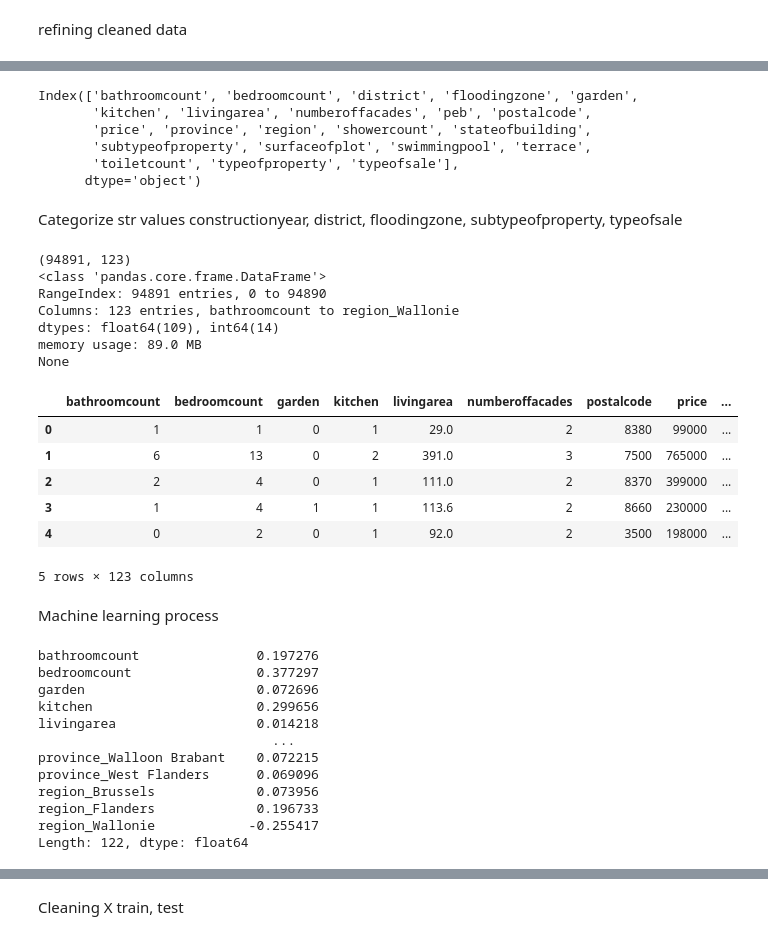
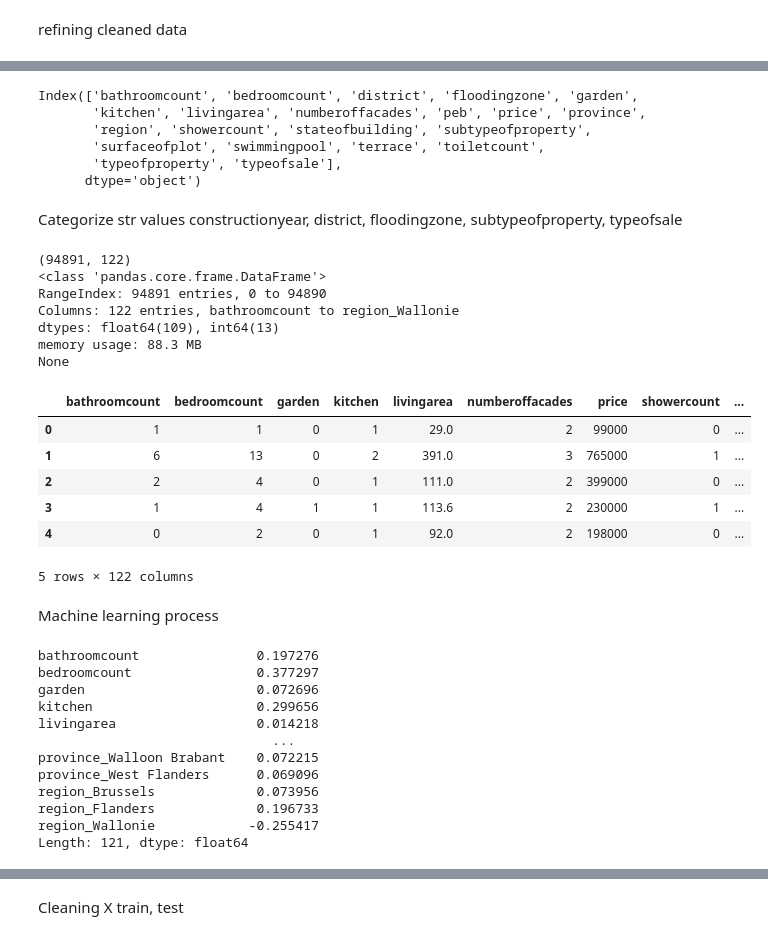
Before and after one commit to AdrienPiette/immoModel, a Jupyter notebook: notebookmodeltraining.ipynb, the cells around one changed output, grey strips where cells are left out. Cells and saved outputs as stored; diff of their text form; code cells hidden in the pictures.

```diff
--- a/notebookmodeltraining.ipynb
+++ b/notebookmodeltraining.ipynb
@@ -78,6 +78,7 @@ def clean_data(df):
     df = df.drop(columns=['constructionyear'])
     df = df.drop(columns=['furnished'])
     df = df.drop(columns=['roomcount'])
+    df = df.drop(columns=['postalcode'])
 
     return df
 
@@ -95,10 +96,10 @@ df_clean.head()
 print(df_clean.columns)
 # %% [output]
 Index(['bathroomcount', 'bedroomcount', 'district', 'floodingzone', 'garden',
-       'kitchen', 'livingarea', 'numberoffacades', 'peb', 'postalcode',
-       'price', 'province', 'region', 'showercount', 'stateofbuilding',
-       'subtypeofproperty', 'surfaceofplot', 'swimmingpool', 'terrace',
-       'toiletcount', 'typeofproperty', 'typeofsale'],
+       'kitchen', 'livingarea', 'numberoffacades', 'peb', 'price', 'province',
+       'region', 'showercount', 'stateofbuilding', 'subtypeofproperty',
+       'surfaceofplot', 'swimmingpool', 'terrace', 'toiletcount',
+       'typeofproperty', 'typeofsale'],
       dtype='object')
 # %% [markdown]
 Categorize str values
@@ -106,37 +107,38 @@ constructionyear, district, floodingzone, subtypeofproperty, typeofsale
 # %%
 import pandas as pd
 from sklearn.preprocessing import OneHotEncoder
 
 columns_to_encode = ['district', 'floodingzone', 'subtypeofproperty', 'typeofsale', 'peb','province', 'region']
 
 data_to_encode = df_clean[columns_to_encode]
 
 one = OneHotEncoder()
 
 encoded_data = one.fit_transform(data_to_encode)
 
 encoded_df = pd.DataFrame(encoded_data.toarray(), columns=one.get_feature_names_out(columns_to_encode))
 
 df_final = pd.concat([df_clean.drop(columns=columns_to_encode), encoded_df], axis=1)
 
 print(df_final.shape)
 print(df_final.info())
+df_final.to_csv('final_dataset.csv', index=False)
 df_final.head()
 # %% [output]
-(94891, 123)
+(94891, 122)
 <class 'pandas.core.frame.DataFrame'>
 RangeIndex: 94891 entries, 0 to 94890
-Columns: 123 entries, bathroomcount to region_Wallonie
-dtypes: float64(109), int64(14)
-memory usage: 89.0 MB
+Columns: 122 entries, bathroomcount to region_Wallonie
+dtypes: float64(109), int64(13)
+memory usage: 88.3 MB
 None
-|  | bathroomcount | bedroomcount | garden | kitchen | livingarea | numberoffacades | postalcode | price | ... |
-| 0 | 1 | 1 | 0 | 1 | 29.0 | 2 | 8380 | 99000 | ... |
-| 1 | 6 | 13 | 0 | 2 | 391.0 | 3 | 7500 | 765000 | ... |
-| 2 | 2 | 4 | 0 | 1 | 111.0 | 2 | 8370 | 399000 | ... |
-| 3 | 1 | 4 | 1 | 1 | 113.6 | 2 | 8660 | 230000 | ... |
-| 4 | 0 | 2 | 0 | 1 | 92.0 | 2 | 3500 | 198000 | ... |
+|  | bathroomcount | bedroomcount | garden | kitchen | livingarea | numberoffacades | price | showercount | ... |
+| 0 | 1 | 1 | 0 | 1 | 29.0 | 2 | 99000 | 0 | ... |
+| 1 | 6 | 13 | 0 | 2 | 391.0 | 3 | 765000 | 1 | ... |
+| 2 | 2 | 4 | 0 | 1 | 111.0 | 2 | 399000 | 0 | ... |
+| 3 | 1 | 4 | 1 | 1 | 113.6 | 2 | 230000 | 1 | ... |
+| 4 | 0 | 2 | 0 | 1 | 92.0 | 2 | 198000 | 0 | ... |
-5 rows × 123 columns
+5 rows × 122 columns
 # %% [markdown]
 Machine learning process
 # %%
@@ -155,7 +157,7 @@ province_West Flanders      0.069096
 region_Brussels             0.073956
 region_Flanders             0.196733
 region_Wallonie            -0.255417
-Length: 122, dtype: float64
+Length: 121, dtype: float64
 # %%
 df_final
 # %% [output]
```
Also changed, not shown: parts of 9 cells of this notebook, 7 other files.
